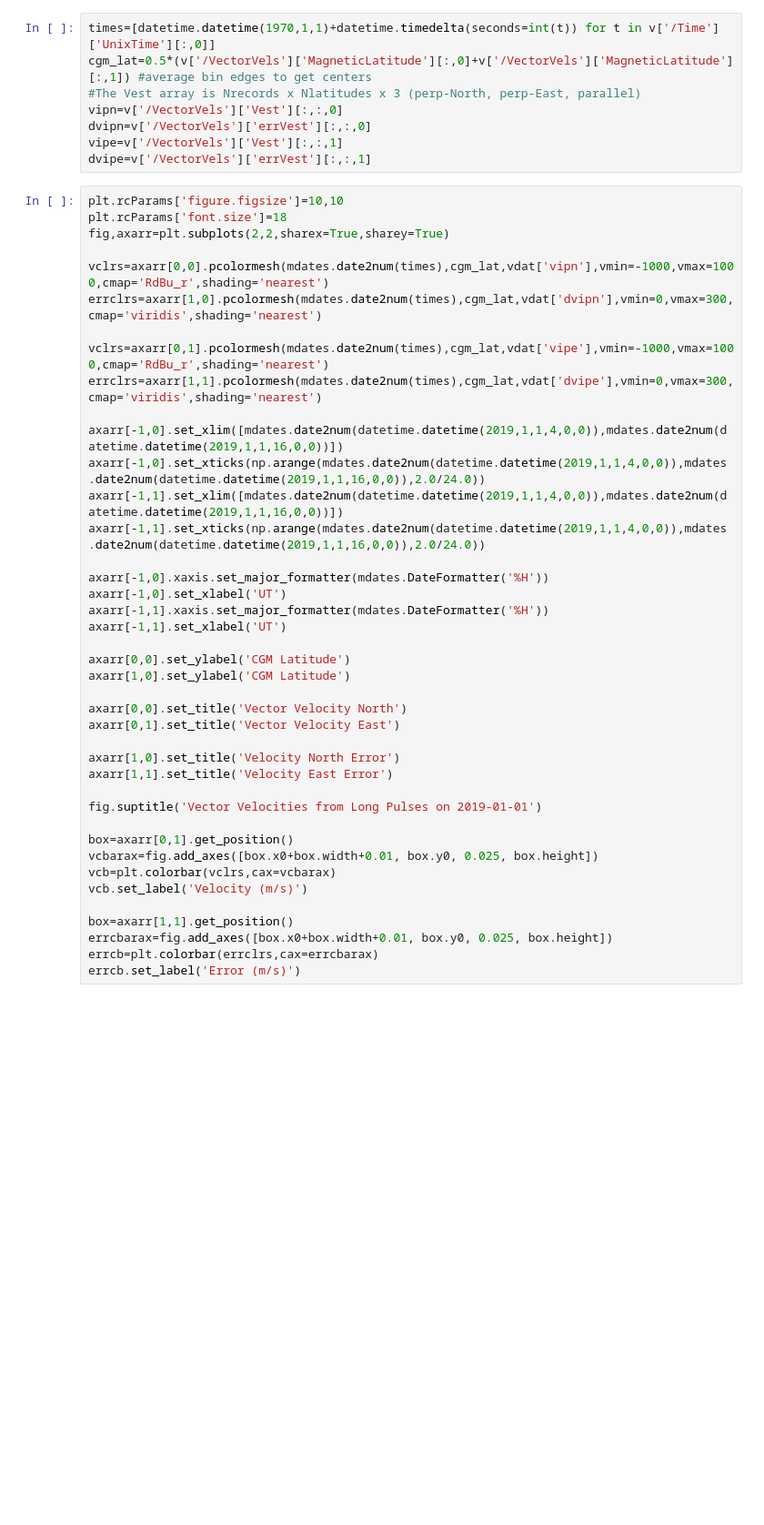
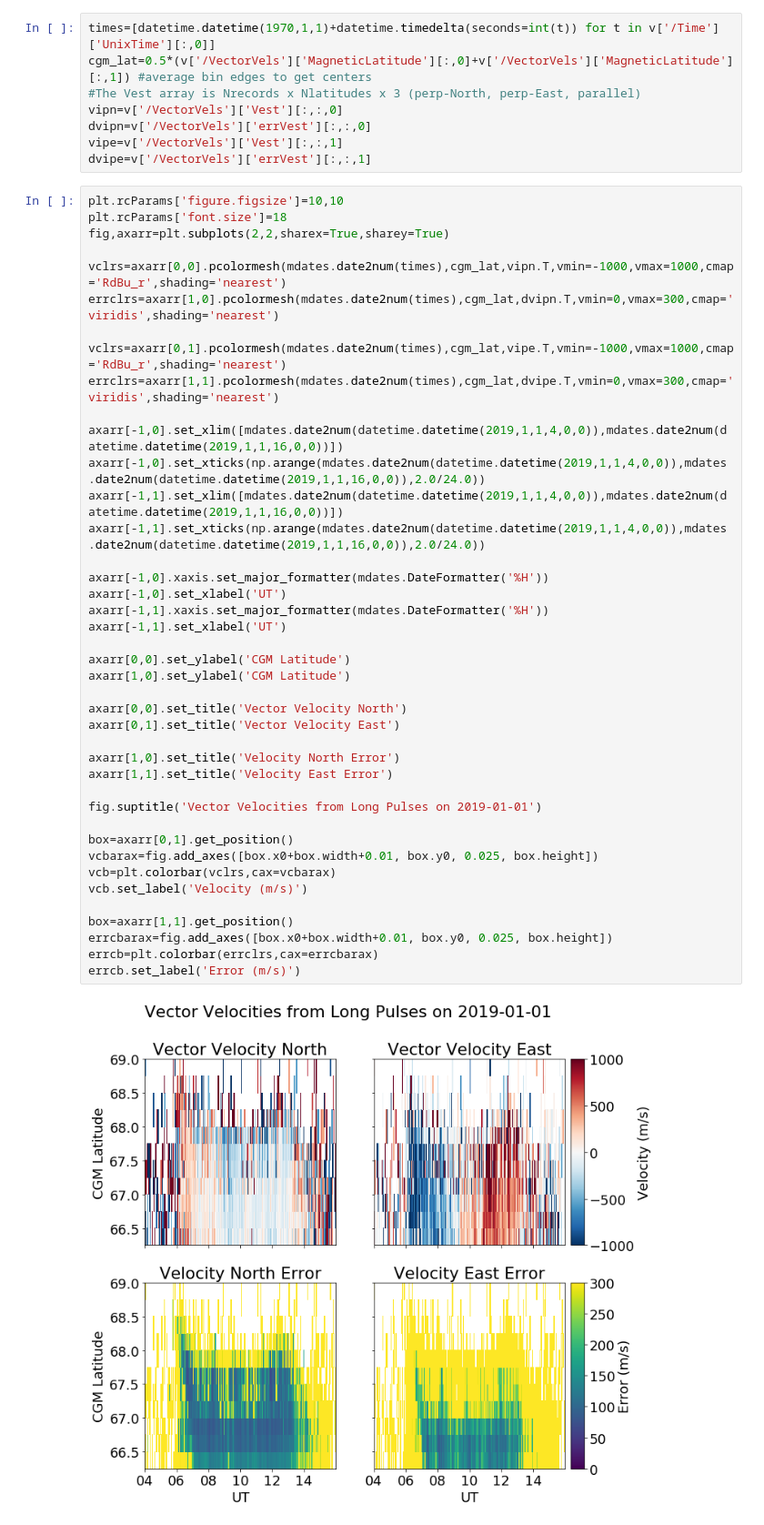
Before and after one commit to isrsummerschool/lecture_supplements_2021, a Jupyter notebook: data_use_examples/SRIFileExample/VectorVelocityExample.ipynb, the cells around one changed output. Shown: that part at 91% size. Cells and saved outputs as stored; diff of their text form; blank space fills up the shorter version.

```diff
--- a/data_use_examples/SRIFileExample/VectorVelocityExample.ipynb
+++ b/data_use_examples/SRIFileExample/VectorVelocityExample.ipynb
@@ -35,39 +35,41 @@ plt.rcParams['figure.figsize']=10,10
 plt.rcParams['font.size']=18
 fig,axarr=plt.subplots(2,2,sharex=True,sharey=True)
 
-vclrs=axarr[0,0].pcolormesh(mdates.date2num(times),cgm_lat,vdat['vipn'],vmin=-1000,vmax=1000,cmap='RdBu_r',shading='nearest')
-errclrs=axarr[1,0].pcolormesh(mdates.date2num(times),cgm_lat,vdat['dvipn'],vmin=0,vmax=300,cmap='viridis',shading='nearest')
+vclrs=axarr[0,0].pcolormesh(mdates.date2num(times),cgm_lat,vipn.T,vmin=-1000,vmax=1000,cmap='RdBu_r',shading='nearest')
+errclrs=axarr[1,0].pcolormesh(mdates.date2num(times),cgm_lat,dvipn.T,vmin=0,vmax=300,cmap='viridis',shading='nearest')
 
-vclrs=axarr[0,1].pcolormesh(mdates.date2num(times),cgm_lat,vdat['vipe'],vmin=-1000,vmax=1000,cmap='RdBu_r',shading='nearest')
-errclrs=axarr[1,1].pcolormesh(mdates.date2num(times),cgm_lat,vdat['dvipe'],vmin=0,vmax=300,cmap='viridis',shading='nearest')
+vclrs=axarr[0,1].pcolormesh(mdates.date2num(times),cgm_lat,vipe.T,vmin=-1000,vmax=1000,cmap='RdBu_r',shading='nearest')
+errclrs=axarr[1,1].pcolormesh(mdates.date2num(times),cgm_lat,dvipe.T,vmin=0,vmax=300,cmap='viridis',shading='nearest')
 
 axarr[-1,0].set_xlim([mdates.date2num(datetime.datetime(2019,1,1,4,0,0)),mdates.date2num(datetime.datetime(2019,1,1,16,0,0))])
 axarr[-1,0].set_xticks(np.arange(mdates.date2num(datetime.datetime(2019,1,1,4,0,0)),mdates.date2num(datetime.datetime(2019,1,1,16,0,0)),2.0/24.0))
 axarr[-1,1].set_xlim([mdates.date2num(datetime.datetime(2019,1,1,4,0,0)),mdates.date2num(datetime.datetime(2019,1,1,16,0,0))])
 axarr[-1,1].set_xticks(np.arange(mdates.date2num(datetime.datetime(2019,1,1,4,0,0)),mdates.date2num(datetime.datetime(2019,1,1,16,0,0)),2.0/24.0))
 
 axarr[-1,0].xaxis.set_major_formatter(mdates.DateFormatter('%H'))
 axarr[-1,0].set_xlabel('UT')
 axarr[-1,1].xaxis.set_major_formatter(mdates.DateFormatter('%H'))
 axarr[-1,1].set_xlabel('UT')
 
 axarr[0,0].set_ylabel('CGM Latitude')
 axarr[1,0].set_ylabel('CGM Latitude')
 
 axarr[0,0].set_title('Vector Velocity North')
 axarr[0,1].set_title('Vector Velocity East')
 
 axarr[1,0].set_title('Velocity North Error')
 axarr[1,1].set_title('Velocity East Error')
 
 fig.suptitle('Vector Velocities from Long Pulses on 2019-01-01')
 
 box=axarr[0,1].get_position()
 vcbarax=fig.add_axes([box.x0+box.width+0.01, box.y0, 0.025, box.height])
 vcb=plt.colorbar(vclrs,cax=vcbarax)
 vcb.set_label('Velocity (m/s)')
 
 box=axarr[1,1].get_position()
 errcbarax=fig.add_axes([box.x0+box.width+0.01, box.y0, 0.025, box.height])
 errcb=plt.colorbar(errclrs,cax=errcbarax)
 errcb.set_label('Error (m/s)')
+# %% [output]
+[figure, added]
```
Also changed, not shown: parts of 2 cells of this notebook.
